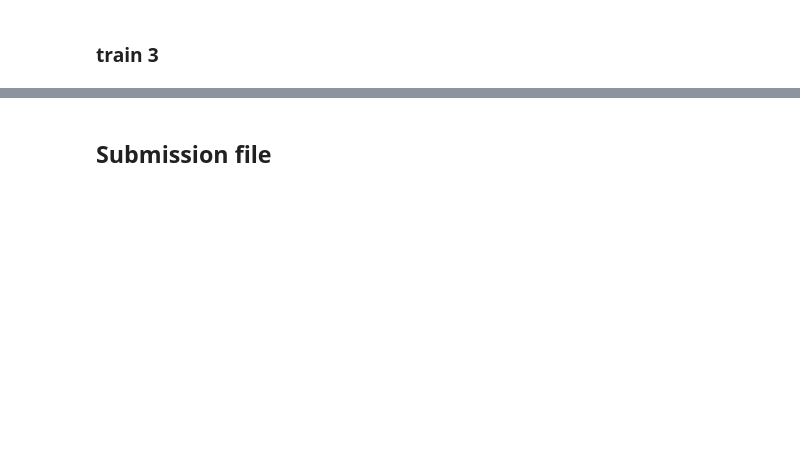
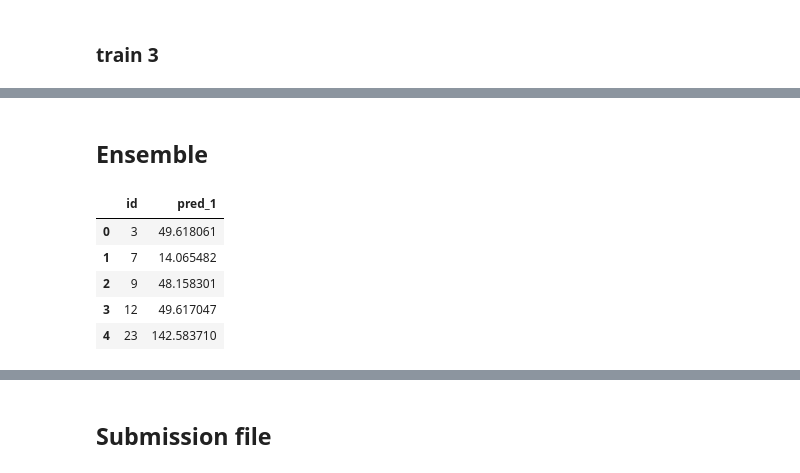
Before and after one commit to ravijp/WiDS, a Jupyter notebook: WiDS_Setup.ipynb, the cells around one changed output, grey strips where cells are left out. Saved outputs shown, nothing was run; the diff lists cells and outputs as text; code cells hidden in the pictures; blank space fills up the shorter version.

```diff
--- a/WiDS_Setup.ipynb
+++ b/WiDS_Setup.ipynb
@@ -1066,6 +1016,0 @@ Warning: Total number of columns (66) exceeds max_columns (20). Falling back to
-# %%
-features_selected_3=list(features_selected_2)
-
-features_selected_3.extend(['combination_variables'])
-
-categorical.extend(['combination_variables'])
@@ -1074 +1128,3 @@ categorical.extend(['combination_variables'])
+# %%
+dict_resultados_3_lgb3=entrena_lgb3(data=df_train_new,test=df_test,features=dict_resultados_3_lgb2['importancias']['variable'].tolist()[:12],categorical=categorical,target=target)
 # %%
@@ -1077,0 +1132,2 @@ dict_resultados_4['importancias']
+# %% [markdown]
+## Ensemble
@@ -1077,0 +1138,9 @@ dict_resultados_4['importancias']
+# %%
+dict_resultados_3_lgb3['valid_pred_df'].head()
+# %% [output]
+|  | id | pred_1 |
+| 0 | 3 | 49.618061 |
+| 1 | 7 | 14.065482 |
+| 2 | 9 | 48.158301 |
+| 3 | 12 | 49.617047 |
+| 4 | 23 | 142.583710 |
```
Also changed, not shown: parts of 28 cells of this notebook.
